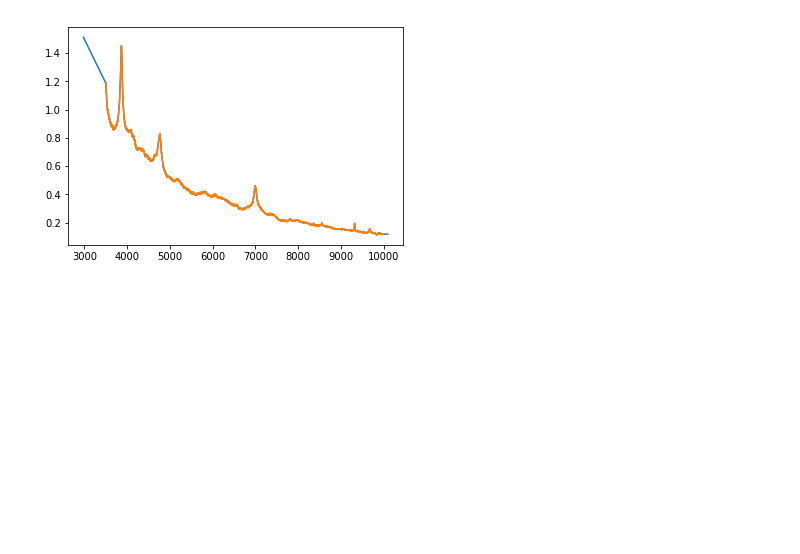
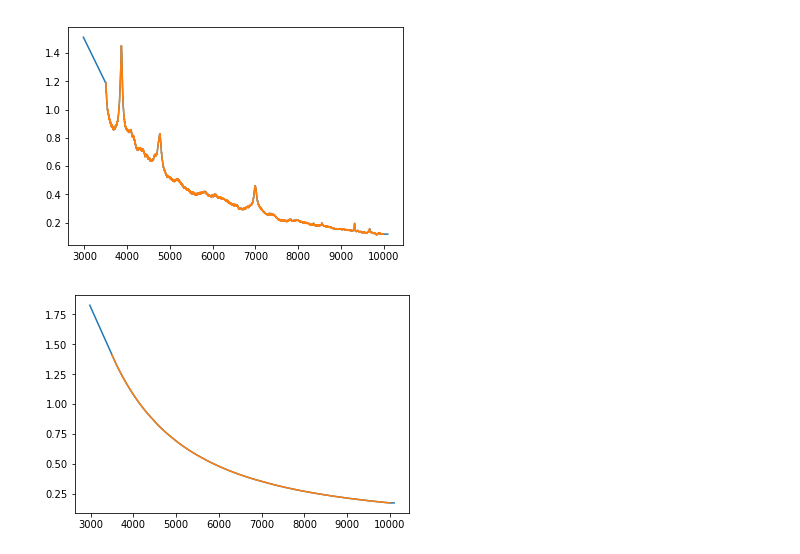
Before and after one commit to desihub/specsim, a Jupyter notebook: docs/nb/eBOSSConfigData.ipynb, the cells around one changed output. Drawn from its saved outputs; the diff is of its cells as text; code cells hidden in the pictures; blank space fills up the shorter version.

```diff
--- a/docs/nb/eBOSSConfigData.ipynb
+++ b/docs/nb/eBOSSConfigData.ipynb
@@ -700,3 +700,15 @@ plt.plot(qso['WAVELENGTH'], qso['FLUX'])
 plt.show()
 # %% [output]
 [figure]
+# %%
+abmag22 = Table.read(os.path.join(desimodel_path, 'spectra/spec-ABmag22.0.dat'), format='ascii')
+new_abmag22 = fit_and_pad(abmag22, 'WAVELENGTH', 'FLUX', ni=[0,50], nf=[-100,-1], fit_order_i=1, fit_order_f=0)
+
+if write:
+    new_abmag22.write(os.path.join(sdss_path, 'spec-ABmag22.0.dat'), format='ascii', overwrite=True)
+# %%
+plt.plot(new_abmag22['WAVELENGTH'], new_abmag22['FLUX'])
+plt.plot(abmag22['WAVELENGTH'], abmag22['FLUX'])
+plt.show()
+# %% [output]
+[figure, added]
```
Also changed, not shown: 3 other files.
